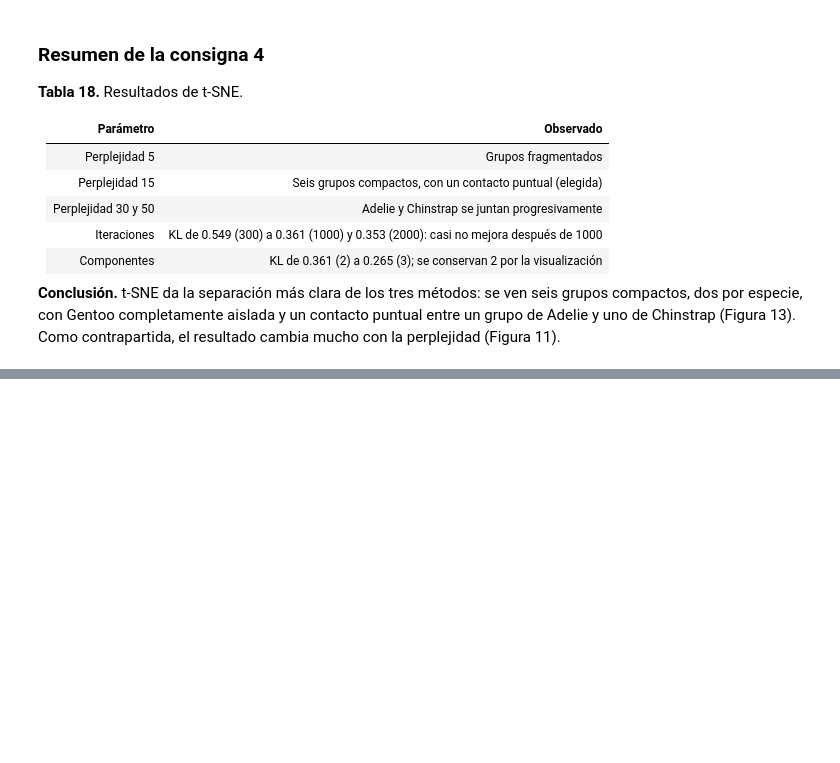
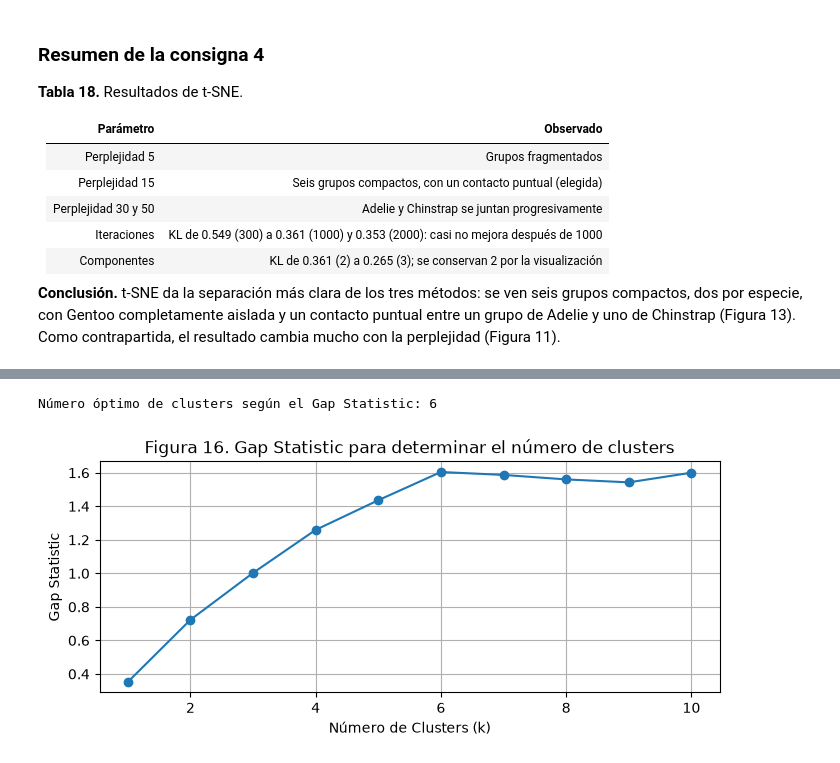
Before and after one commit to frankoespa/tuia-mineria-de-datos, a Jupyter notebook: tp1/tp1_mineria_renna_esparza.ipynb, the cells around one changed output, grey strips where cells are left out. Cells and saved outputs as stored; diff of their text form; code cells hidden in the pictures; blank space fills up the shorter version.

```diff
--- a/tp1/tp1_mineria_renna_esparza.ipynb
+++ b/tp1/tp1_mineria_renna_esparza.ipynb
@@ -1050,0 +1119,48 @@ Los grupos son más compactos y están más despegados entre sí que en Isomap,
+# %%
+def calculate_intra_cluster_dispersion(X, k):
+    kmeans = KMeans(n_clusters=k, random_state=42) # Aplica K-means
+    kmeans.fit(X)
+    return kmeans.inertia_ # Retorna la suma de distancias al centroide
+# %%
+np.random.seed(42)
+
+# Rango de cada característica, para generar la referencia dentro de él
+minimos = X_std.min().values
+maximos = X_std.max().values
+
+gaps = []
+max_k = 10
+
+# Calcula el Gap Statistic para determinar el número óptimo de clusters
+
+for k in range(1, max_k + 1):
+    # Calculo la inercia real sobre mis datos reales
+    real_inertia = calculate_intra_cluster_dispersion(X_std, k)
+    # Calculo la inercia de datos aleatorios con la misma estructura que mis datos originales
+    inertia_list = []
+    for _ in range(10):
+        random_data = np.random.rand(*X_std.shape) * (maximos - minimos) + minimos
+        intra_cluster_dispersion = calculate_intra_cluster_dispersion(random_data, k)
+        inertia_list.append(intra_cluster_dispersion)
+
+    reference_inertia = np.mean(inertia_list)
+
+    # Aplico la funcion de gap
+    gap = np.log(reference_inertia) - np.log(real_inertia)
+    gaps.append(gap)
+
+# Se selecciona el valor de k (número de clusters) que maximiza el Gap Statistic.
+optimal_k = np.argmax(gaps) + 1
+# %%
+print("Número óptimo de clusters según el Gap Statistic:", optimal_k)
+
+plt.figure(figsize=(8, 3))
+plt.plot(range(1, max_k + 1), gaps, marker='o')
+plt.xlabel('Número de Clusters (k)')
+plt.ylabel('Gap Statistic')
+plt.title('Figura 16. Gap Statistic para determinar el número de clusters')
+plt.grid()
+plt.show()
+# %% [output]
+Número óptimo de clusters según el Gap Statistic: 6
+[figure, added]
```
Also changed, not shown: parts of 23 cells of this notebook, 6 other files.
